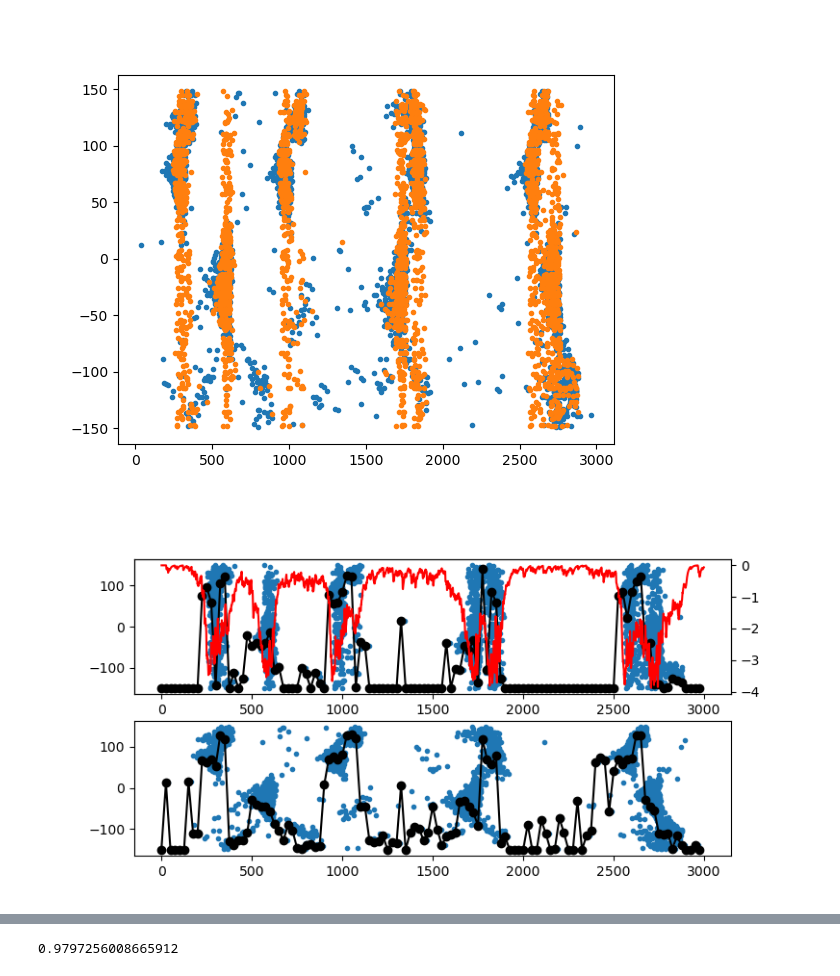
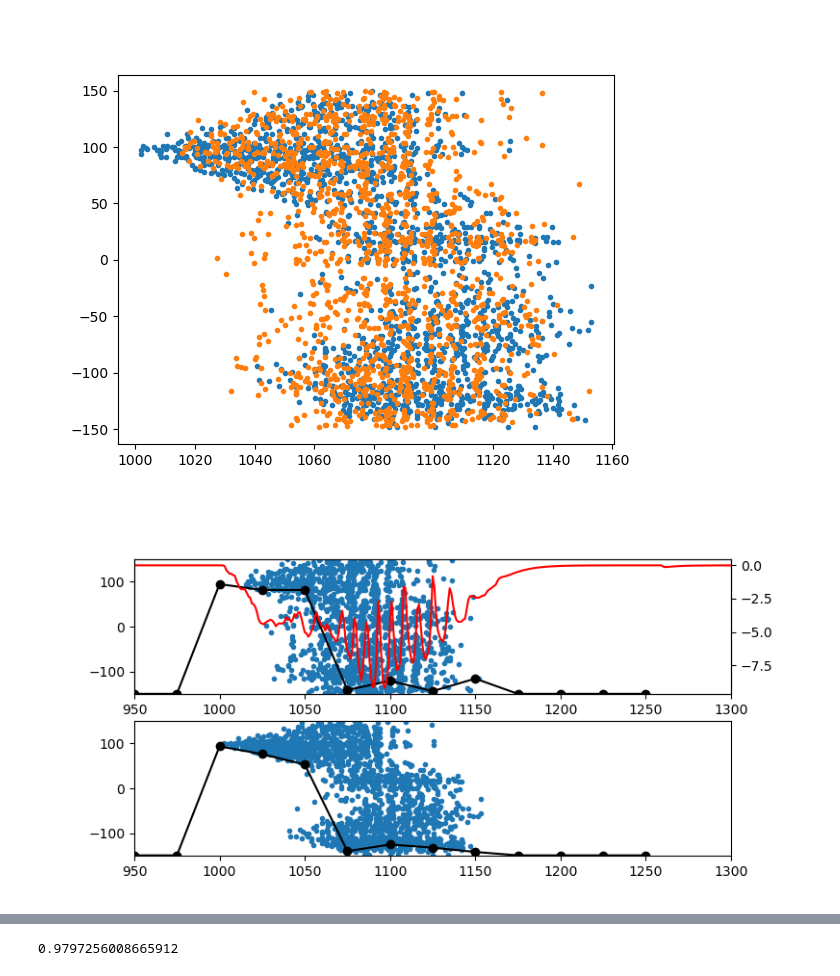
Before and after one commit to justidy1/IctalPlaceCell, a Jupyter notebook: query_replay.ipynb, the cells around one changed output, grey strips where cells are left out. Saved outputs shown, nothing was run; the diff lists cells and outputs as text; code cells hidden in the pictures.

```diff
--- a/query_replay.ipynb
+++ b/query_replay.ipynb
@@ -11,7 +13,7 @@ from scipy.stats import ttest_ind
 data = np.load('/home/justidy1/LabCode/IctalPlaceCell/data/line_maze_data.npz', allow_pickle=True)
 
 def stim_cue_net(conn_CA3_to_CA3,conn_CA3_to_CA1,
-                 sim_time,cue_location,cue_time,cue_duration=20,cue_rate=30,cue_weight=50,
+                 sim_time,cue_location,cue_time,cue_duration=20,cue_rate=30,cue_weight=50,bg_w=15,
                  seed=1234):
     # making a new newtork
     nest.ResetKernel()
@@ -61,7 +63,7 @@ def stim_cue_net(conn_CA3_to_CA3,conn_CA3_to_CA1,
 
     # create a stim to drive all the CA3 pyramidal cells
     stim = nest.Create("poisson_generator",1,{'rate': 20.0})
-    nest.Connect(stim, CA3_pyr_aeif, syn_spec={'weight': 15.0, 'receptor_type':3}, conn_spec={'rule': 'all_to_all'})
+    nest.Connect(stim, CA3_pyr_aeif, syn_spec={'weight': bg_w, 'receptor_type':3}, conn_spec={'rule': 'all_to_all'})
 
     # create a cue to drive a subset of the CA3 pyramidal cells
     cue = nest.Create("inhomogeneous_poisson_generator",1,{'rate_times': [1,cue_time,cue_time+cue_duration],'rate_values': [0,cue_rate,0]})
@@ -100,7 +102,7 @@ def stim_cue_net(conn_CA3_to_CA3,conn_CA3_to_CA1,
 def placerange_to_indexes(xlow,xhigh,pf):
     return np.argwhere((pf>xlow) & (pf<xhigh)).flatten()
 
-def sim_wrapper(data,wh,ictal,sim_time,cue_locations,cue_time,cue_duration=20,cue_rate=30,cue_weight=50,seed=1234):
+def sim_wrapper(data,wh,ictal,sim_time,cue_locations,cue_time,cue_duration=20,cue_rate=30,cue_weight=50,bg_w=15,seed=1234):
     if ictal:
         conn_CA3_to_CA3=data['conn_CA3_to_CA3_ictal'][wh]
         conn_CA3_to_CA1=data['conn_CA3_to_CA1_ictal'][wh]
@@ -114,7 +116,7 @@ def sim_wrapper(data,wh,ictal,sim_time,cue_locations,cue_time,cue_duration=20,cu
 
     spikes,CA3_lfp,CA1_lfp,CA3_lfp_t,CA1_lfp_t,CA3_lfp_s,CA1_lfp_s = stim_cue_net(conn_CA3_to_CA3,conn_CA3_to_CA1,
                                                                                          sim_time,placerange_to_indexes(cue_locations[0],cue_locations[1],pf_CA3),
-                                                                                         cue_time,cue_duration,cue_rate,cue_weight,seed)
+                                                                                         cue_time,cue_duration,cue_rate,cue_weight,bg_w,seed)
     lfp_sig_ts = np.arange(0,np.max(CA3_lfp_t),1)+1
     CA3_lfp_sig = np.zeros(len(lfp_sig_ts))
     CA1_lfp_sig = np.zeros(len(lfp_sig_ts))
@@ -149,9 +151,9 @@ def sim_wrapper(data,wh,ictal,sim_time,cue_locations,cue_time,cue_duration=20,cu
 
     return s_times,s_senders,s_place_CA1,s_place_CA3,CA3_lfp_sig,CA1_lfp_sig,lfp_sig_ts,pf_CA3,pf_CA1
 # %%
-ictal=False
-wh=0
-s_times,s_senders,s_place_CA1,s_place_CA3,CA3_lfp_sig,CA1_lfp_sig,lfp_sig_ts,pf_CA3,pf_CA1 = sim_wrapper(data,wh,ictal,3000,[-60,-40],2000,cue_weight=0,seed=111)
+ictal=True
+wh=8
+s_times,s_senders,s_place_CA1,s_place_CA3,CA3_lfp_sig,CA1_lfp_sig,lfp_sig_ts,pf_CA3,pf_CA1 = sim_wrapper(data,wh,ictal,1350,[90,110],1000,cue_weight=1500,bg_w=10,seed=29)
 
 plt.close('all')
 plt.figure()
@@ -172,5 +174,5 @@ Aug 02 18:10:57 SimulationManager::run [Info]:
     Simulation finished.
-[figure, old version]
+[figure, new version]
 # %%
 def population_vector(spike_times,senders,slist,pf,t_bin = 25):
     time_vec = np.arange(0,np.max(spike_times),t_bin)
@@ -213,12 +215,14 @@ plt.figure(figsize=(8,4))
 ax=plt.subplot(2,1,1)
 plt.plot(s_times,s_place_CA1,'.')
 plt.plot(time_vec,pop_vec_CA1,'-ok')
+plt.ylim([-150,150])
 plt.twinx()
 plt.plot(lfp_sig_ts,CA1_lfp_sig,'-r')
 plt.subplot(2,1,2,sharex=ax)
 plt.plot(s_times,s_place_CA3,'.')
 plt.plot(time_vec,pop_vec_CA3,'-ok')
-#plt.xlim([800,1200])
+plt.ylim([-150,150])
+plt.xlim([950,1300])
 plt.show()
 # %% [output]
-[figure, old version]
+[figure, new version]
```
Also changed, not shown: parts of 8 cells of this notebook.
